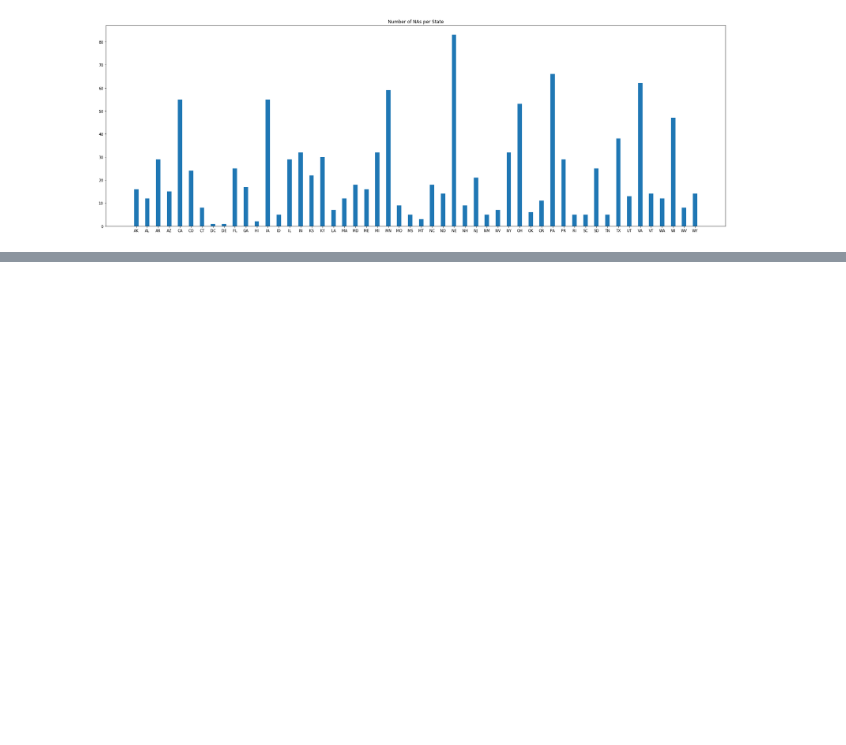
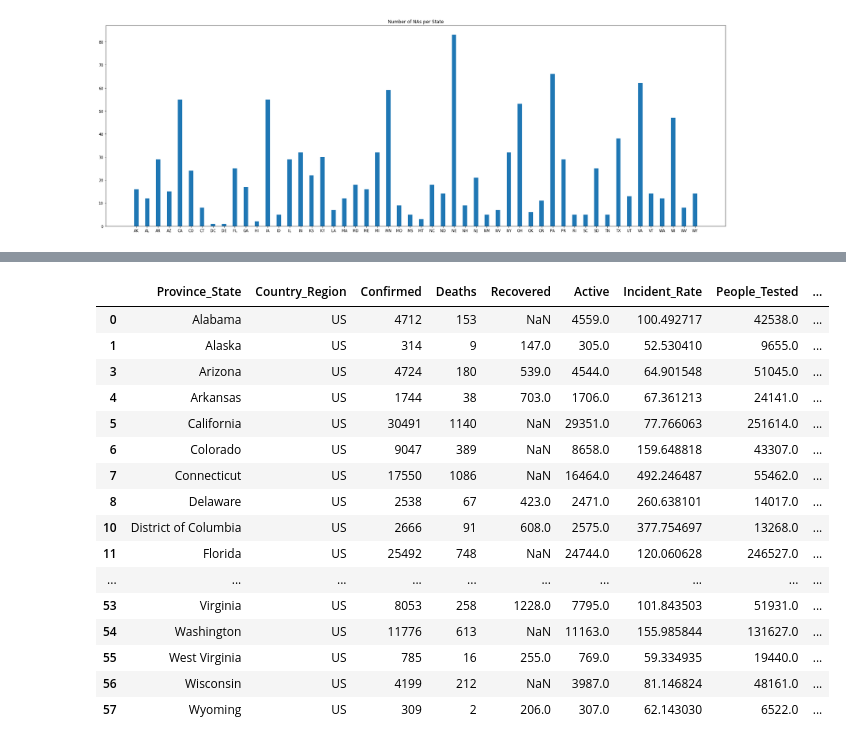
Before and after one commit to Divineechidume/final_DS100_project, a Jupyter notebook: CS 100 Final Project.ipynb, the cells around one changed output, grey strips where cells are left out. Drawn from its saved outputs; the diff is of its cells as text; code cells hidden in the pictures; blank space fills up the shorter version.

```diff
--- a/CS 100 Final Project.ipynb
+++ b/CS 100 Final Project.ipynb
@@ -167,0 +159,29 @@ Name: SVIPercentile, Length: 3078, dtype: int64
+# %%
+states_covid = states[['Province_State', 'Country_Region',
+       'Confirmed', 'Deaths', 'Recovered', 'Active', 'Incident_Rate',
+       'People_Tested', 'People_Hospitalized', 'Mortality_Rate', 'UID', 'ISO3',
+       'Testing_Rate', 'Hospitalization_Rate']]
+
+
+states_covid_filtered = states_covid[states_covid['Country_Region'] == 'US']
+states_covid_filtered = states_covid_filtered[states_covid_filtered.People_Tested.notnull() &
+                                              states_covid_filtered.People_Hospitalized.notnull()]
+states_covid_filtered
+# %% [output]
+|  | Province_State | Country_Region | Confirmed | Deaths | Recovered | Active | Incident_Rate | People_Tested | ... |
+| 0 | Alabama | US | 4712 | 153 | NaN | 4559.0 | 100.492717 | 42538.0 | ... |
+| 1 | Alaska | US | 314 | 9 | 147.0 | 305.0 | 52.530410 | 9655.0 | ... |
+| 3 | Arizona | US | 4724 | 180 | 539.0 | 4544.0 | 64.901548 | 51045.0 | ... |
+| 4 | Arkansas | US | 1744 | 38 | 703.0 | 1706.0 | 67.361213 | 24141.0 | ... |
+| 5 | California | US | 30491 | 1140 | NaN | 29351.0 | 77.766063 | 251614.0 | ... |
+| 6 | Colorado | US | 9047 | 389 | NaN | 8658.0 | 159.648818 | 43307.0 | ... |
+| 7 | Connecticut | US | 17550 | 1086 | NaN | 16464.0 | 492.246487 | 55462.0 | ... |
+| 8 | Delaware | US | 2538 | 67 | 423.0 | 2471.0 | 260.638101 | 14017.0 | ... |
+| 10 | District of Columbia | US | 2666 | 91 | 608.0 | 2575.0 | 377.754697 | 13268.0 | ... |
+| 11 | Florida | US | 25492 | 748 | NaN | 24744.0 | 120.060628 | 246527.0 | ... |
+| ... | ... | ... | ... | ... | ... | ... | ... | ... | ... |
+| 53 | Virginia | US | 8053 | 258 | 1228.0 | 7795.0 | 101.843503 | 51931.0 | ... |
+| 54 | Washington | US | 11776 | 613 | NaN | 11163.0 | 155.985844 | 131627.0 | ... |
+| 55 | West Virginia | US | 785 | 16 | 255.0 | 769.0 | 59.334935 | 19440.0 | ... |
+| 56 | Wisconsin | US | 4199 | 212 | NaN | 3987.0 | 81.146824 | 48161.0 | ... |
+| 57 | Wyoming | US | 309 | 2 | 206.0 | 307.0 | 62.143030 | 6522.0 | ... |
```
Also changed, not shown: parts of 20 cells of this notebook.
